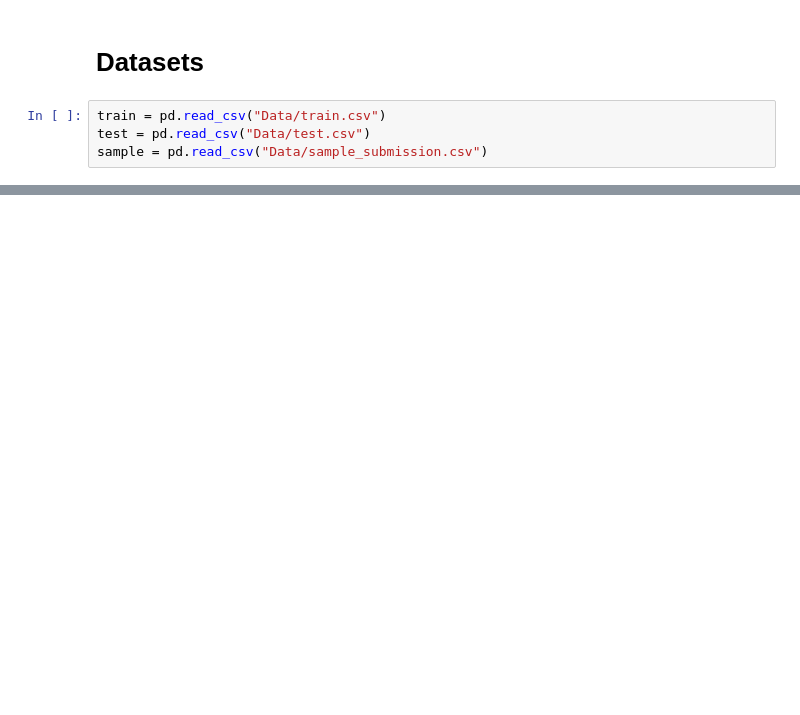
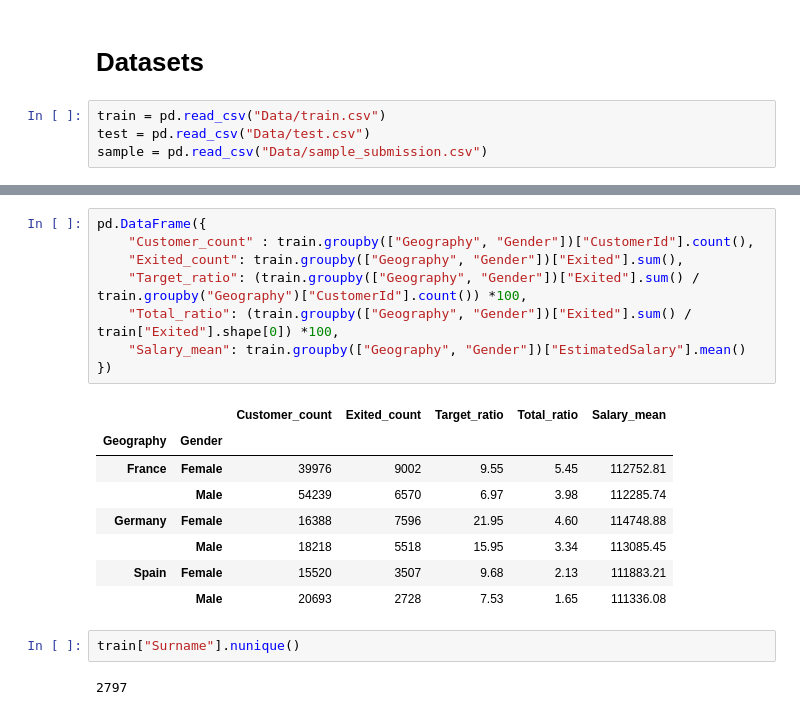
Before and after one commit to betuldemirdag/Ada_Lovelace_Akademi_Bitirme_Projesi, a Jupyter notebook: bank_churn.ipynb, the cells around one changed output, grey strips where cells are left out. Drawn from its saved outputs; the diff is of its cells as text; blank space fills up the shorter version.

```diff
--- a/bank_churn.ipynb
+++ b/bank_churn.ipynb
@@ -33,0 +85,21 @@ En iyi parametre bulma
+# %%
+pd.DataFrame({
+    "Customer_count" : train.groupby(["Geography", "Gender"])["CustomerId"].count(),
+    "Exited_count": train.groupby(["Geography", "Gender"])["Exited"].sum(),
+    "Target_ratio": (train.groupby(["Geography", "Gender"])["Exited"].sum() / train.groupby("Geography")["CustomerId"].count()) *100,
+    "Total_ratio": (train.groupby(["Geography", "Gender"])["Exited"].sum() / train["Exited"].shape[0]) *100,
+    "Salary_mean": train.groupby(["Geography", "Gender"])["EstimatedSalary"].mean()
+})
+# %% [output]
+|  |  | Customer_count | Exited_count | Target_ratio | Total_ratio | Salary_mean |
+| Geography | Gender |  |  |  |  |  |
+| France | Female | 39976 | 9002 | 9.55 | 5.45 | 112752.81 |
+|  | Male | 54239 | 6570 | 6.97 | 3.98 | 112285.74 |
+| Germany | Female | 16388 | 7596 | 21.95 | 4.60 | 114748.88 |
+|  | Male | 18218 | 5518 | 15.95 | 3.34 | 113085.45 |
+| Spain | Female | 15520 | 3507 | 9.68 | 2.13 | 111883.21 |
+|  | Male | 20693 | 2728 | 7.53 | 1.65 | 111336.08 |
+# %%
+train["Surname"].nunique()
+# %% [output]
+2797
```
Also changed, not shown: parts of 15 cells of this notebook, 4 other files.
